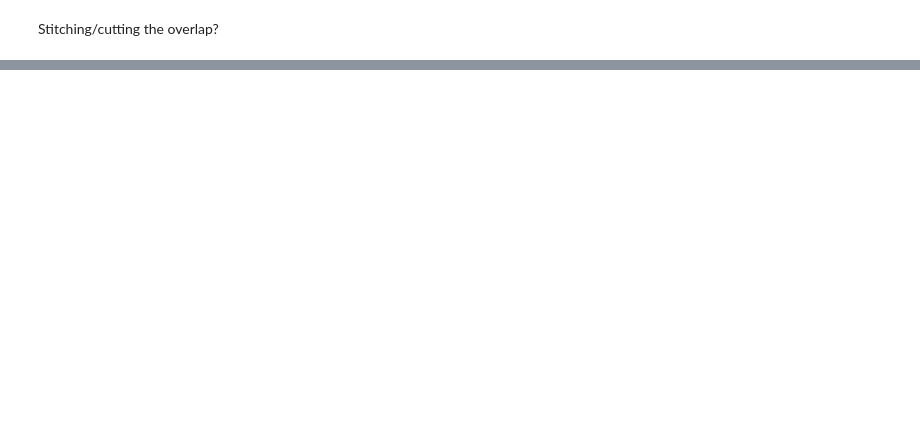
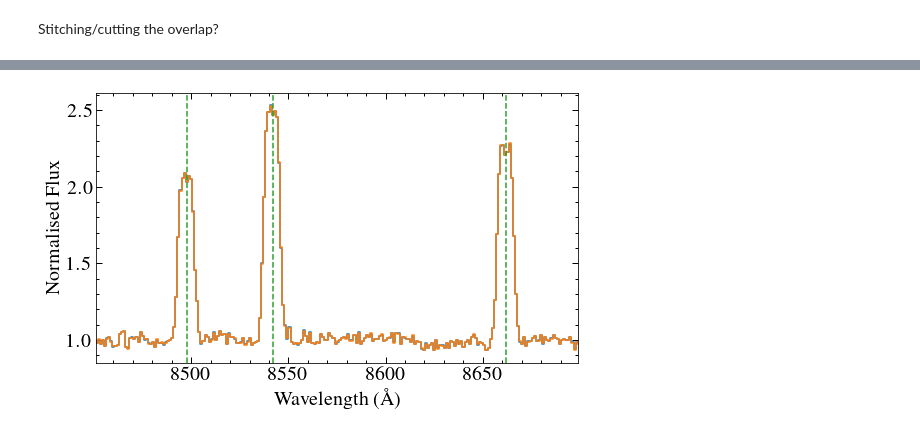
Before and after one commit to davidjwilson/gas_discs, a Jupyter notebook: het_look.ipynb, the cells around one changed output, grey strips where cells are left out. Drawn from its saved outputs; the diff is of its cells as text; code cells hidden in the pictures; blank space fills up the shorter version.

```diff
--- a/het_look.ipynb
+++ b/het_look.ipynb
@@ -122,0 +224,39 @@ WDJ0147+2339_066_W
+# %%
+plt.figure(figsize=(8,5))
+lines = [8498.02,8542.09,8662.14]
+
+# smooth = 4
+fs = []
+es = []
+for spec in hetspecs:
+    data = fits.getdata(spec)
+    star = fits.getheader(spec)['OBJECT']
+    if star == 'WDJ0846+5703_066_E':
+        w, f, e = data[0], data[1], data[3]
+        # f = convolve(f,Box1DKernel(smooth))
+        # fs = []
+        if w[-1] > 9000:
+            mask1 = (w > 8435) & (w < 8440) |(w > 8470) & (w < 8480) | (w > 8520) & (w < 8522) | (w > 8565)  & (w< 8638) | (w > 8685) & (w < 8750)
+            mask2 = (w> 8450) & (w < 8700)
+            wn, fn, en =  make_plot_spec(w, f,e , mask1, mask2, smooth=0)
+            # plt.plot(wn, en)
+            fs.append(fn)
+            es.append(en)
+
+            # plt.step(w,f, alpha =0.5)
+        # fs =
+fs, es = np.array(fs), np.array(es)
+fmean = np.average(fs, weights = 1/(es**2), axis=0)
+# plt.step(wn, np.mean(np.array(fs), axis=0))
+plt.step(wn, fmean)
+plt.xlabel('Wavelength (\AA)')
+plt.ylabel('Normalised Flux')
+plt.xlim(8451, 8699)
+[plt.axvline(line, ls='--', c='C2') for line in lines]
+
+plt.tight_layout()
+
+plt.savefig('plots/WDJ0846+5703_20220210_ql.png', facecolor='w')
+# plt.ylim (0.1e-16, 4e-16)
+    # plt.show()
+# %% [output]
@@ -122,0 +265 @@ WDJ0147+2339_066_W
+[figure, added]
```
Also changed, not shown: parts of 14 cells of this notebook, 52 other files.
